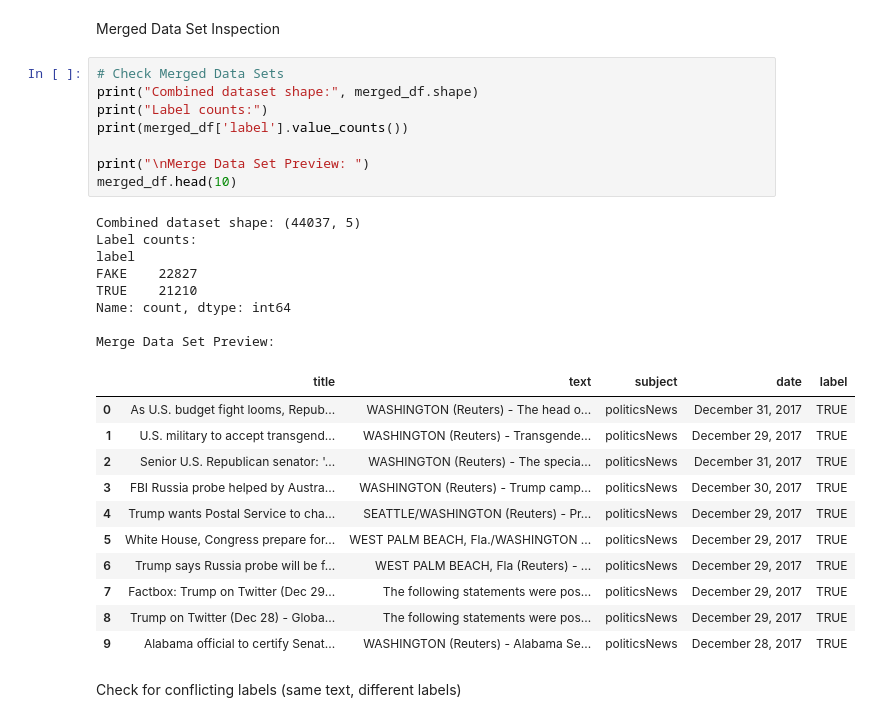
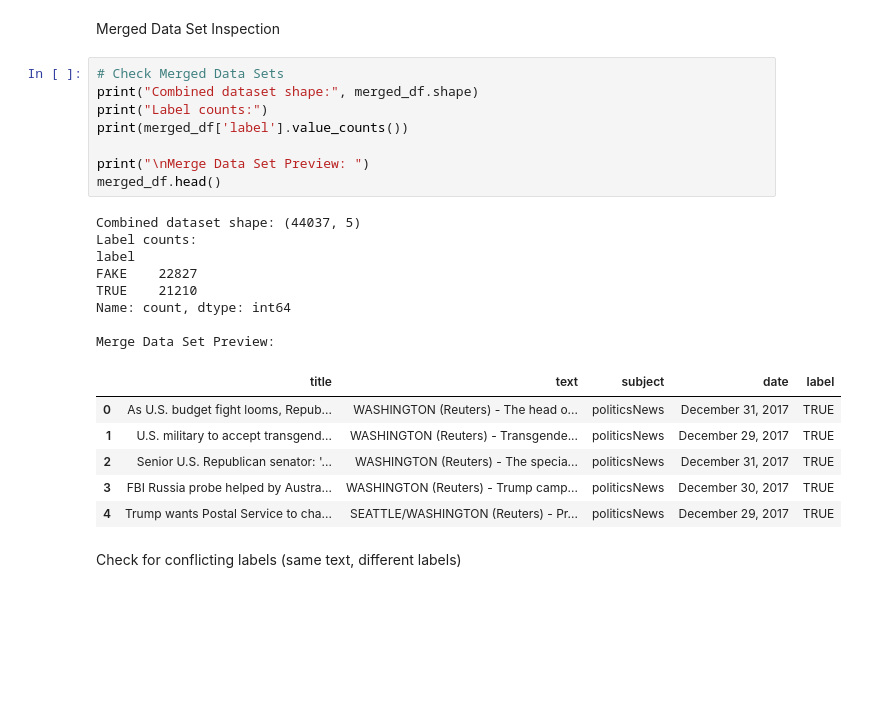
Before and after one commit to Accenture-1a-BTT/accenture-1a-team-project, a Jupyter notebook: FakeNews_Accenture.ipynb, the cells around one changed output. Drawn from its saved outputs; the diff is of its cells as text; blank space fills up the shorter version.

```diff
--- a/FakeNews_Accenture.ipynb
+++ b/FakeNews_Accenture.ipynb
@@ -242,31 +245,26 @@ Merged Data Set Inspection
 # %%
 # Check Merged Data Sets
 print("Combined dataset shape:", merged_df.shape)
 print("Label counts:")
 print(merged_df['label'].value_counts())
 
 print("\nMerge Data Set Preview: ")
-merged_df.head(10)
+merged_df.head()
 # %% [output]
 Combined dataset shape: (44037, 5)
 Label counts:
 label
 FAKE    22827
 TRUE    21210
 Name: count, dtype: int64
 
 Merge Data Set Preview:
 |  | title | text | subject | date | label |
 | 0 | As U.S. budget fight looms, Repub... | WASHINGTON (Reuters) - The head o... | politicsNews | December 31, 2017 | TRUE |
 | 1 | U.S. military to accept transgend... | WASHINGTON (Reuters) - Transgende... | politicsNews | December 29, 2017 | TRUE |
 | 2 | Senior U.S. Republican senator: '... | WASHINGTON (Reuters) - The specia... | politicsNews | December 31, 2017 | TRUE |
 | 3 | FBI Russia probe helped by Austra... | WASHINGTON (Reuters) - Trump camp... | politicsNews | December 30, 2017 | TRUE |
 | 4 | Trump wants Postal Service to cha... | SEATTLE/WASHINGTON (Reuters) - Pr... | politicsNews | December 29, 2017 | TRUE |
-| 5 | White House, Congress prepare for... | WEST PALM BEACH, Fla./WASHINGTON ... | politicsNews | December 29, 2017 | TRUE |
-| 6 | Trump says Russia probe will be f... | WEST PALM BEACH, Fla (Reuters) - ... | politicsNews | December 29, 2017 | TRUE |
-| 7 | Factbox: Trump on Twitter (Dec 29... | The following statements were pos... | politicsNews | December 29, 2017 | TRUE |
-| 8 | Trump on Twitter (Dec 28) - Globa... | The following statements were pos... | politicsNews | December 29, 2017 | TRUE |
-| 9 | Alabama official to certify Senat... | WASHINGTON (Reuters) - Alabama Se... | politicsNews | December 28, 2017 | TRUE |
 # %% [markdown]
 Check for conflicting labels (same text, different labels)
 # %%
```
Also changed, not shown: parts of 29 cells of this notebook.
